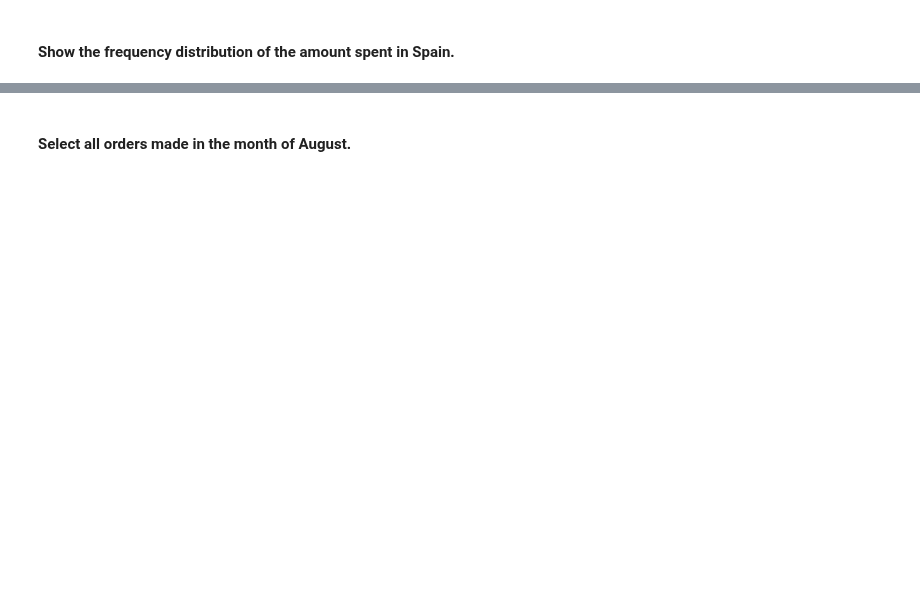
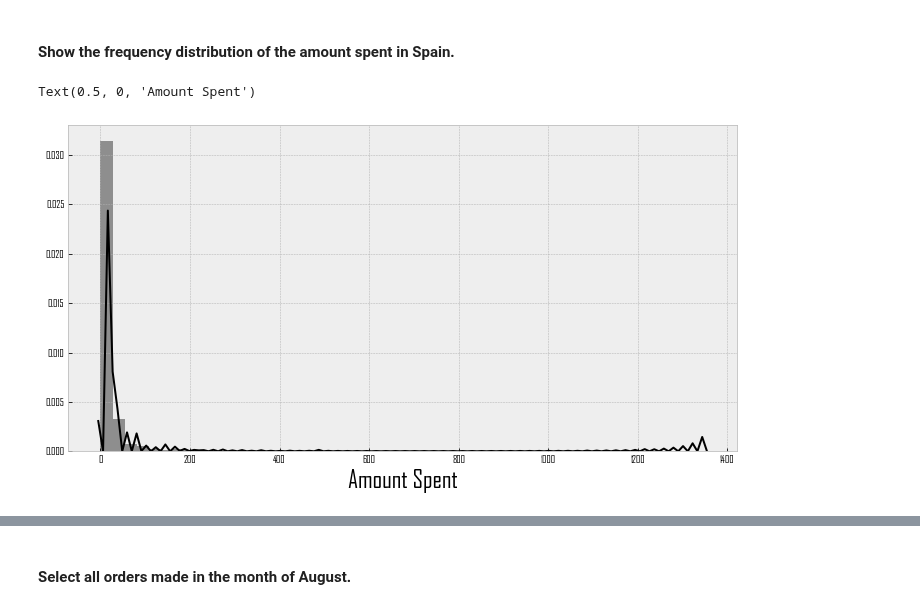
Before and after one commit to paoloironhack/data_analytics062020, a Jupyter notebook: labs/module_2/26-Subsetting-Descriptive-Stats/your-code/main.ipynb, the cells around one changed output, grey strips where cells are left out. Cells and saved outputs as stored; diff of their text form; code cells hidden in the pictures; blank space fills up the shorter version.

```diff
--- a/labs/module_2/26-Subsetting-Descriptive-Stats/your-code/main.ipynb
+++ b/labs/module_2/26-Subsetting-Descriptive-Stats/your-code/main.ipynb
@@ -359,0 +375,8 @@ your comments here
+# %%
+"""
+Stock Code colum is like 12412AB13 so object type is correct for it.
+Invoice data can be datetime64 type, however here it is object type, so we can convert it to dt64 type.
+"""
+
+orders["InvoiceDate"] = pd.to_datetime(orders["InvoiceDate"])
+orders.dtypes
@@ -402,0 +545,12 @@ your comments here
+# %%
+# your code here
+import seaborn as sns
+plt.rcParams["figure.figsize"]=(12,6)
+plt.rcParams["font.family"]="agency fb"
+freq_sp = orders.copy()
+freq_sp = orders[orders["Country"]=="Spain"]
+sns.distplot(freq_sp["amount_spent"],color="k",hist=True)
+plt.xlabel("Amount Spent",size=25)
+# %% [output]
+Text(0.5, 0, 'Amount Spent')
+[figure, added]
```
Also changed, not shown: parts of 28 cells of this notebook.
